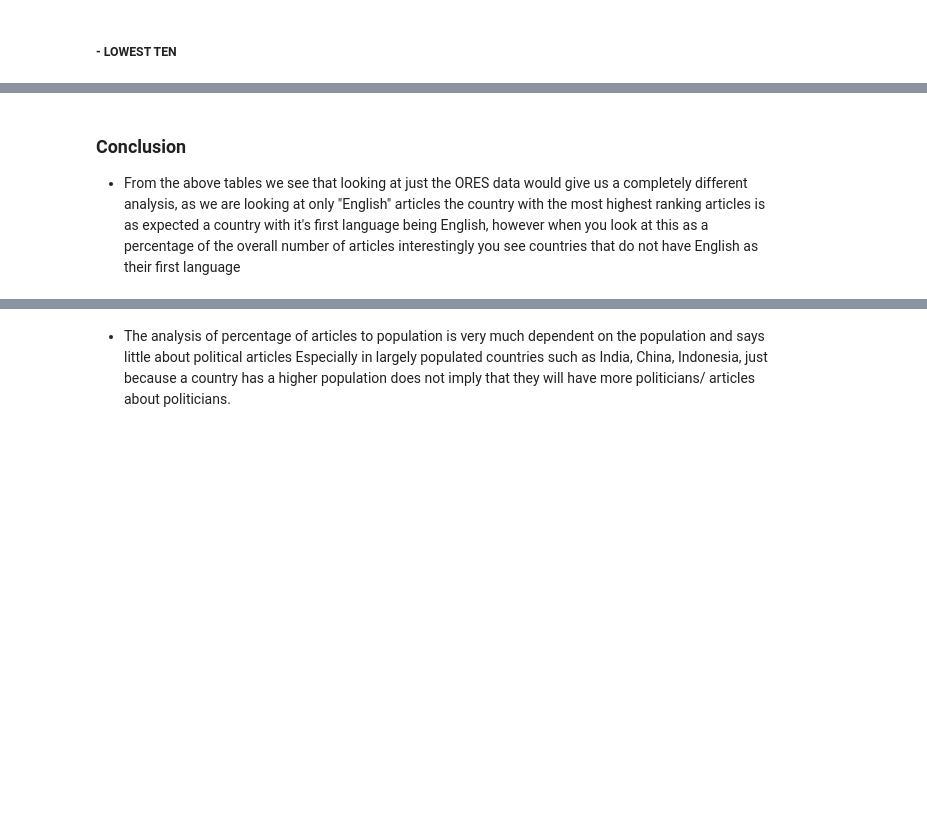
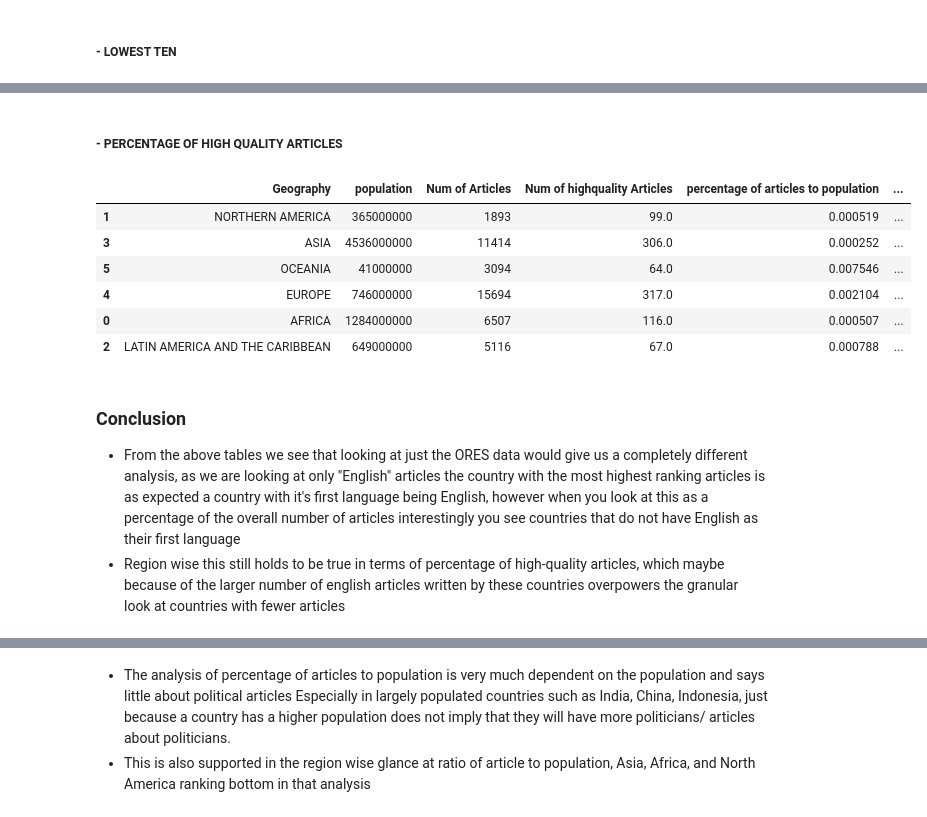
Before and after one commit to apoorva-sh/data-512-a2, a Jupyter notebook: hcds-a2-bias.ipynb, the cells around one changed output, grey strips where cells are left out. Saved outputs shown, nothing was run; the diff lists cells and outputs as text; code cells hidden in the pictures; blank space fills up the shorter version.

```diff
--- a/hcds-a2-bias.ipynb
+++ b/hcds-a2-bias.ipynb
@@ -597,7 +932,20 @@ final_data.sort_values('percentage of articles to population',ascending = True).
+# %% [markdown]
+##### - PERCENTAGE OF HIGH QUALITY ARTICLES
+# %%
+region_data.sort_values('percentage of high quality articles',ascending=False)
+# %% [output]
+|  | Geography | population | Num of Articles | Num of highquality Articles | percentage of articles to population | ... |
+| 1 | NORTHERN AMERICA | 365000000 | 1893 | 99.0 | 0.000519 | ... |
+| 3 | ASIA | 4536000000 | 11414 | 306.0 | 0.000252 | ... |
+| 5 | OCEANIA | 41000000 | 3094 | 64.0 | 0.007546 | ... |
+| 4 | EUROPE | 746000000 | 15694 | 317.0 | 0.002104 | ... |
+| 0 | AFRICA | 1284000000 | 6507 | 116.0 | 0.000507 | ... |
+| 2 | LATIN AMERICA AND THE CARIBBEAN | 649000000 | 5116 | 67.0 | 0.000788 | ... |
 # %% [markdown]
 ### Conclusion
 
 - From the above tables we see that looking at just the ORES data would give us a completely different analysis, as we are looking at only "English" articles the country with the most highest ranking articles is as expected a country with it's first language being English, however when you look at this as a percentage of the overall number of articles interestingly you see countries that do not have English as their first language
+- Region wise this still holds to be true in terms of percentage of high-quality articles, which maybe because of the larger number of english articles written by these countries overpowers the granular look at countries with fewer articles
 # %%
 final_data.sort_values('population',ascending=False).head(10)
 # %% [output]
@@ -615,3 +963,4 @@ final_data.sort_values('population',ascending=False).head(10)
 | Mexico | 9.0 | 1064 | 0.845865 | 1.308000e+08 | 0.000813 |
 # %% [markdown]
 - The analysis of percentage of articles to population is very much dependent on the population and says little about political articles Especially in largely populated countries such as India, China, Indonesia, just because a country has a higher population does not imply that they will have more politicians/ articles about politicians.
+- This is also supported in the region wise glance at ratio of article to population, Asia, Africa, and North America ranking bottom in that analysis
```
Also changed, not shown: parts of 18 cells of this notebook.
